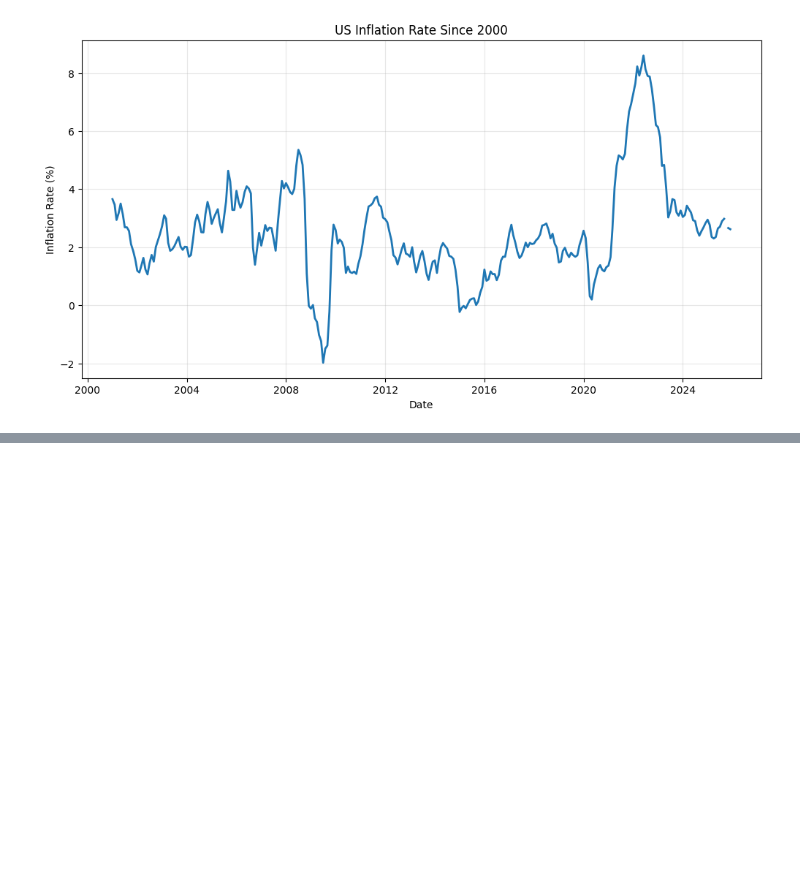
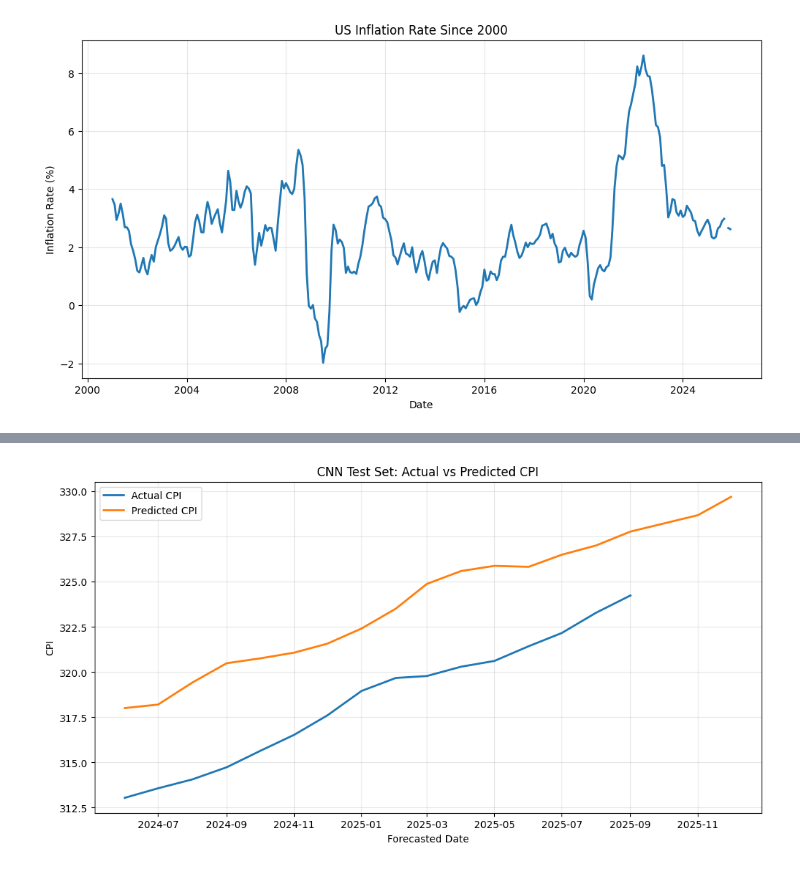
Before and after one commit to AndrewEross/GDP_inflation_prediction, a Jupyter notebook: inflation_model_backup.ipynb, the cells around one changed output, grey strips where cells are left out. Saved outputs shown, nothing was run; the diff lists cells and outputs as text; code cells hidden in the pictures; blank space fills up the shorter version.

```diff
--- a/inflation_model_backup.ipynb
+++ b/inflation_model_backup.ipynb
@@ -728,0 +797,26 @@ plt.show()
+# %%
+y_test_pred_change_cnn         = cnn_model.predict(X_test_seq_cnn).flatten()
+actual_cpi_now_test_seq_cnn    = century_data.loc[X_test_scaled_cnn.index, "CPI"].reset_index(drop=True).iloc[sequence_length_cnn:].reset_index(drop=True)
+actual_cpi_future_test_seq_cnn = century_data.loc[X_test_scaled_cnn.index, "cpi_future"].reset_index(drop=True).iloc[sequence_length_cnn:].reset_index(drop=True)
+
+predicted_cpi_test_cnn = actual_cpi_now_test_seq_cnn.values + y_test_pred_change_cnn
+
+test_results_cnn = pd.DataFrame({
+    "DATE": pd.to_datetime(dates_test_seq_cnn),
+    "actual_cpi": actual_cpi_future_test_seq_cnn.values,
+    "predicted_cpi": predicted_cpi_test_cnn
+})
+
+test_results_cnn["forecast_date"] = test_results_cnn["DATE"] + pd.DateOffset(months=forecast_horizon)
+test_results_cnn = test_results_cnn.sort_values("forecast_date").reset_index(drop=True)
+
+plt.figure(figsize=(12, 6))
+plt.plot(test_results_cnn["forecast_date"], test_results_cnn["actual_cpi"], label="Actual CPI", linewidth=2)
+plt.plot(test_results_cnn["forecast_date"], test_results_cnn["predicted_cpi"], label="Predicted CPI", linewidth=2)
+plt.title("CNN Test Set: Actual vs Predicted CPI")
+plt.xlabel("Forecasted Date")
+plt.ylabel("CPI")
+plt.legend()
+plt.grid(True, alpha=0.3)
+plt.show()
+# %% [output]
@@ -728,0 +824 @@ plt.show()
+[figure, added]
```
Also changed, not shown: parts of 11 cells of this notebook.
